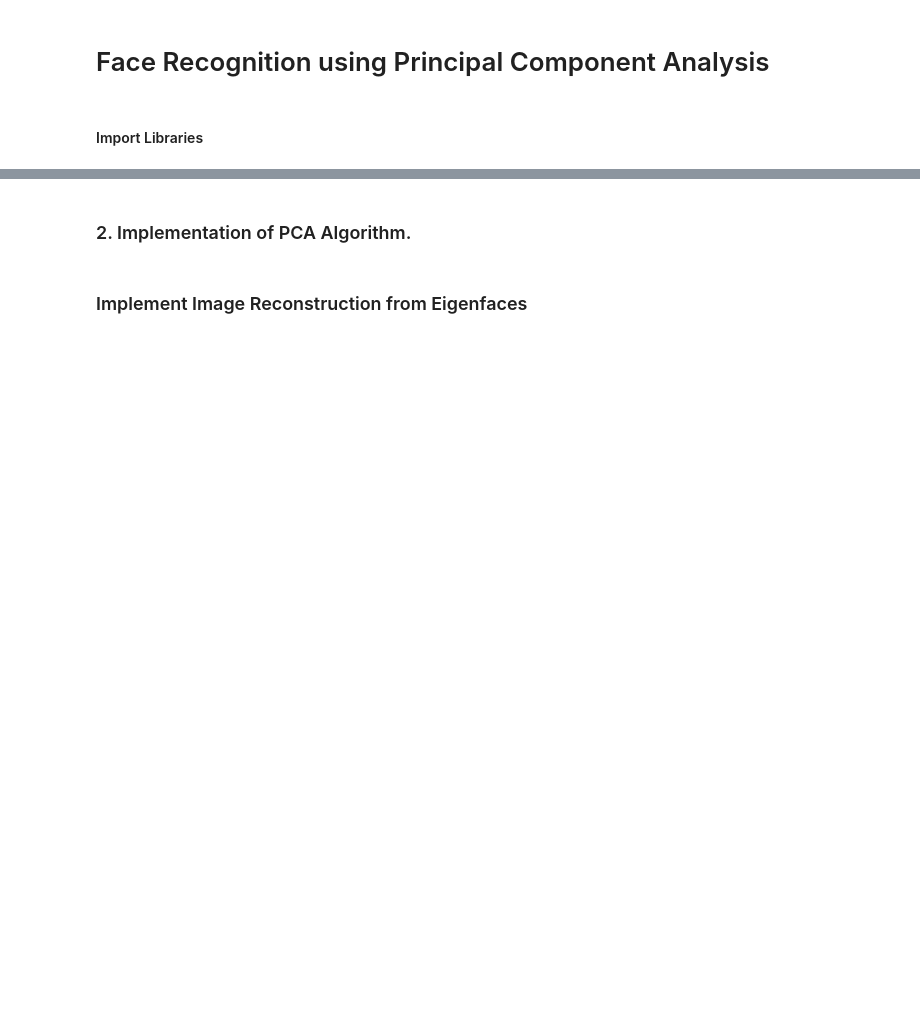
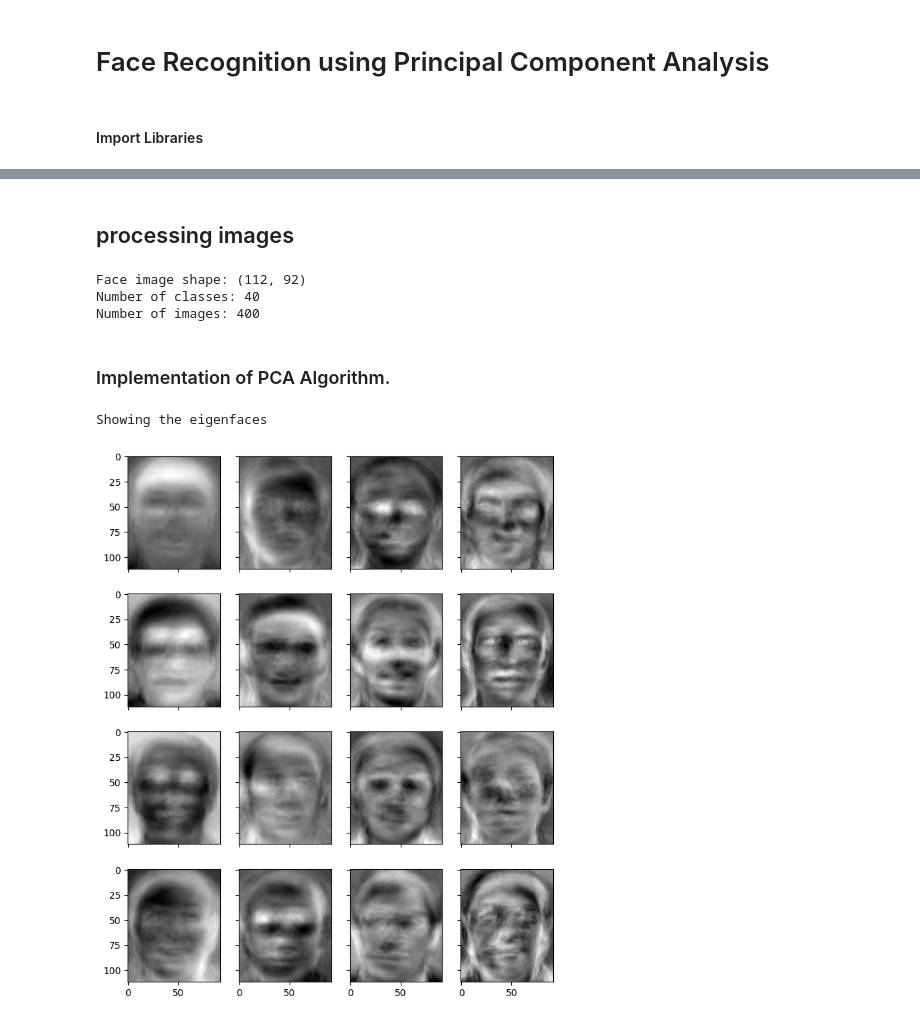
Before and after one commit to Kisiturashid/Principal-Component-Analysis., a Jupyter notebook: NewPCA.ipynb, the cells around one changed output, grey strips where cells are left out. Drawn from its saved outputs; the diff is of its cells as text; code cells hidden in the pictures; blank space fills up the shorter version.

```diff
--- a/NewPCA.ipynb
+++ b/NewPCA.ipynb
@@ -64,2 +35,31 @@ X_train,Y_train,X_test,Y_test = TrainTestSplits("./Face Dataset",6)
+# %% [markdown]
+## processing images
+# %%
+# Print some details
+faceshape = list(faces.values())[0].shape
+print("Face image shape:", faceshape)
+
+classes = set(filename.split("/")[0] for filename in faces.keys())
+print("Number of classes:", len(classes))
+print("Number of images:", len(faces))
+
+# Take classes 1-39 for eigenfaces, keep entire class 40 and
+# image 10 of class 39 as out-of-sample test
+facematrix = []
+facelabel = []
+for key,val in faces.items():
+    if key.startswith("s40/"):
+        continue # this is our test set
+    if key == "s39/10.pgm":
+        continue # this is our test set
+    facematrix.append(val.flatten())
+    facelabel.append(key.split("/")[0])
+
+# Create a NxM matrix with N images and M pixels per image
+facematrix = np.array(facematrix)
+# %% [output]
+Face image shape: (112, 92)
+Number of classes: 40
+Number of images: 400
 # %% [markdown]
-### 2. Implementation of  PCA Algorithm.
+### Implementation of  PCA Algorithm.
@@ -96,2 +65,0 @@ eigen_values, eigen_faces = principalComponentAnalysis(X_train)
-# %% [markdown]
-### Implement Image Reconstruction from Eigenfaces
@@ -125,0 +66,16 @@ def imageReconstruction(row,all_means,ef,Y_train,img_num,cmp,j,tmp):
+# %%
+# Apply PCA and take first K principal components as eigenfaces
+pca = PCA().fit(facematrix)
+
+n_components = 50
+eigenfaces = pca.components_[:n_components]
+
+# Show the first 16 eigenfaces
+fig, axes = plt.subplots(4,4,sharex=True,sharey=True,figsize=(8,10))
+for i in range(16):
+    axes[i%4][i//4].imshow(eigenfaces[i].reshape(faceshape), cmap="gray")
+print("Showing the eigenfaces")
+plt.show()
+# %% [output]
+Showing the eigenfaces
+[figure, added]
```
Also changed, not shown: parts of 24 cells of this notebook.
